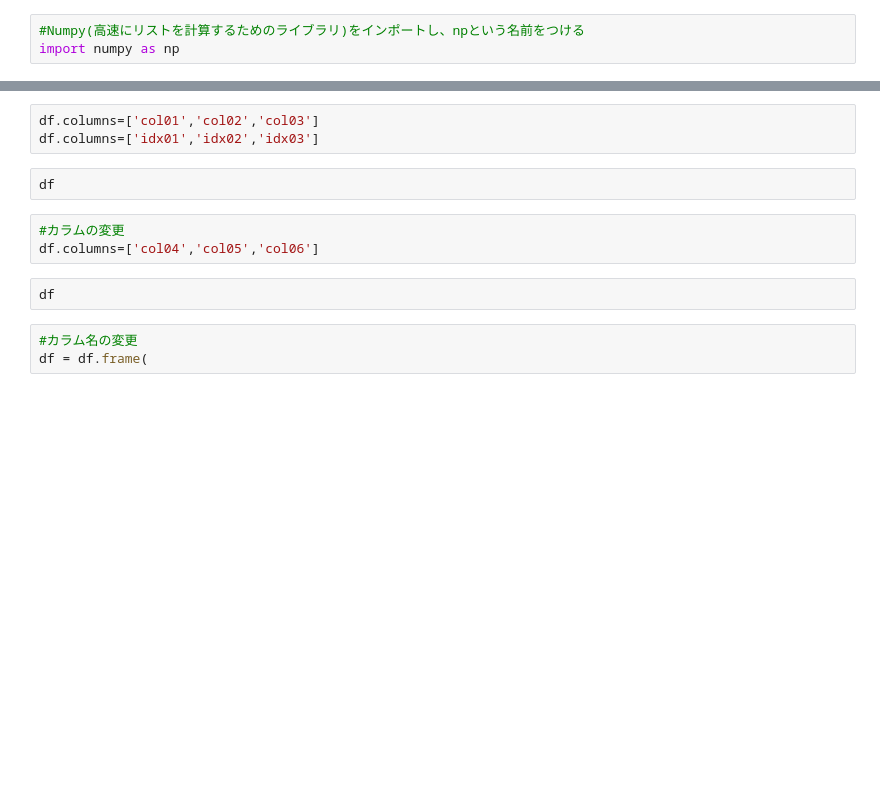
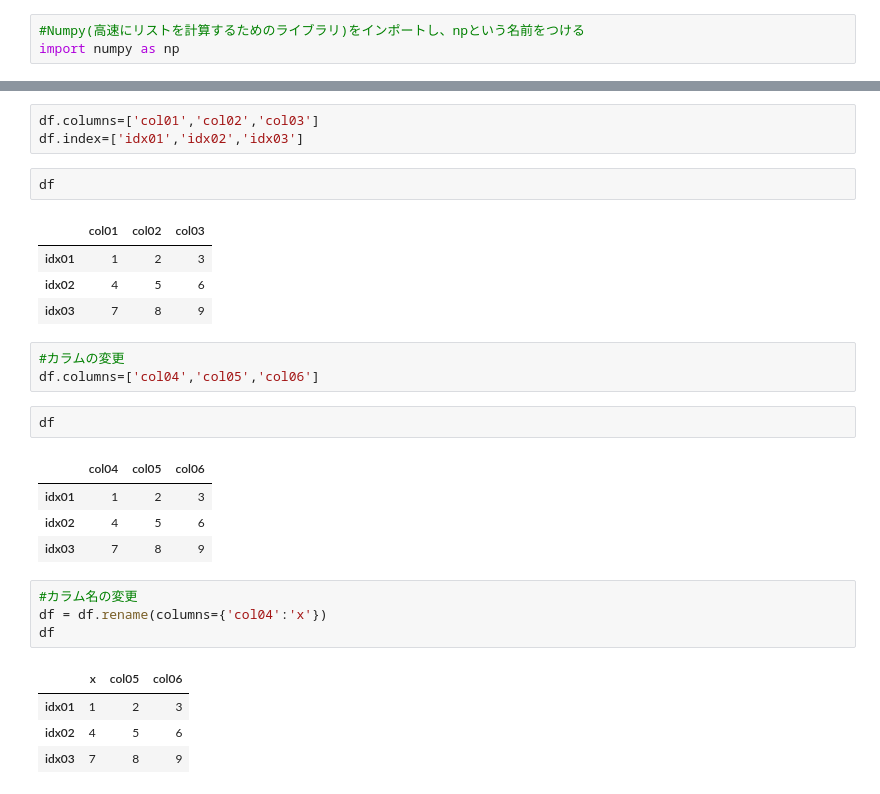
Before and after one commit to iwatsuki-yuuki/MyPandas, a Jupyter notebook: pandas01.ipynb, the cells around one changed output, grey strips where cells are left out. Drawn from its saved outputs; the diff is of its cells as text; blank space fills up the shorter version.

```diff
--- a/pandas01.ipynb
+++ b/pandas01.ipynb
@@ -52,13 +89,29 @@ df
 # %%
 df.columns=['col01','col02','col03']
-df.columns=['idx01','idx02','idx03']
+df.index=['idx01','idx02','idx03']
 # %%
 df
+# %% [output]
+|  | col01 | col02 | col03 |
+| idx01 | 1 | 2 | 3 |
+| idx02 | 4 | 5 | 6 |
+| idx03 | 7 | 8 | 9 |
 # %%
 #カラムの変更
 df.columns=['col04','col05','col06']
 # %%
 df
+# %% [output]
+|  | col04 | col05 | col06 |
+| idx01 | 1 | 2 | 3 |
+| idx02 | 4 | 5 | 6 |
+| idx03 | 7 | 8 | 9 |
 # %%
 #カラム名の変更
-df = df.frame(
+df = df.rename(columns={'col04':'x'})
+df
+# %% [output]
+|  | x | col05 | col06 |
+| idx01 | 1 | 2 | 3 |
+| idx02 | 4 | 5 | 6 |
+| idx03 | 7 | 8 | 9 |
```
Also changed, not shown: parts of 31 cells of this notebook.
